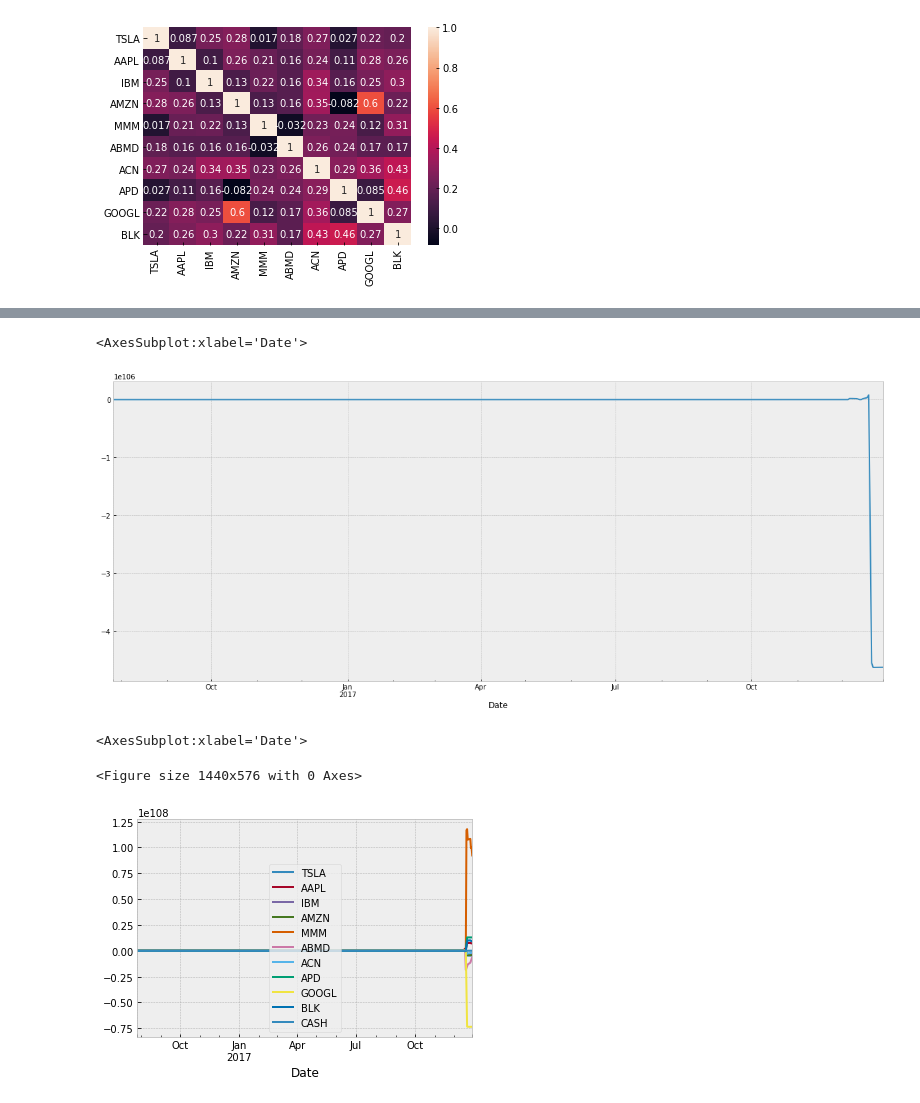
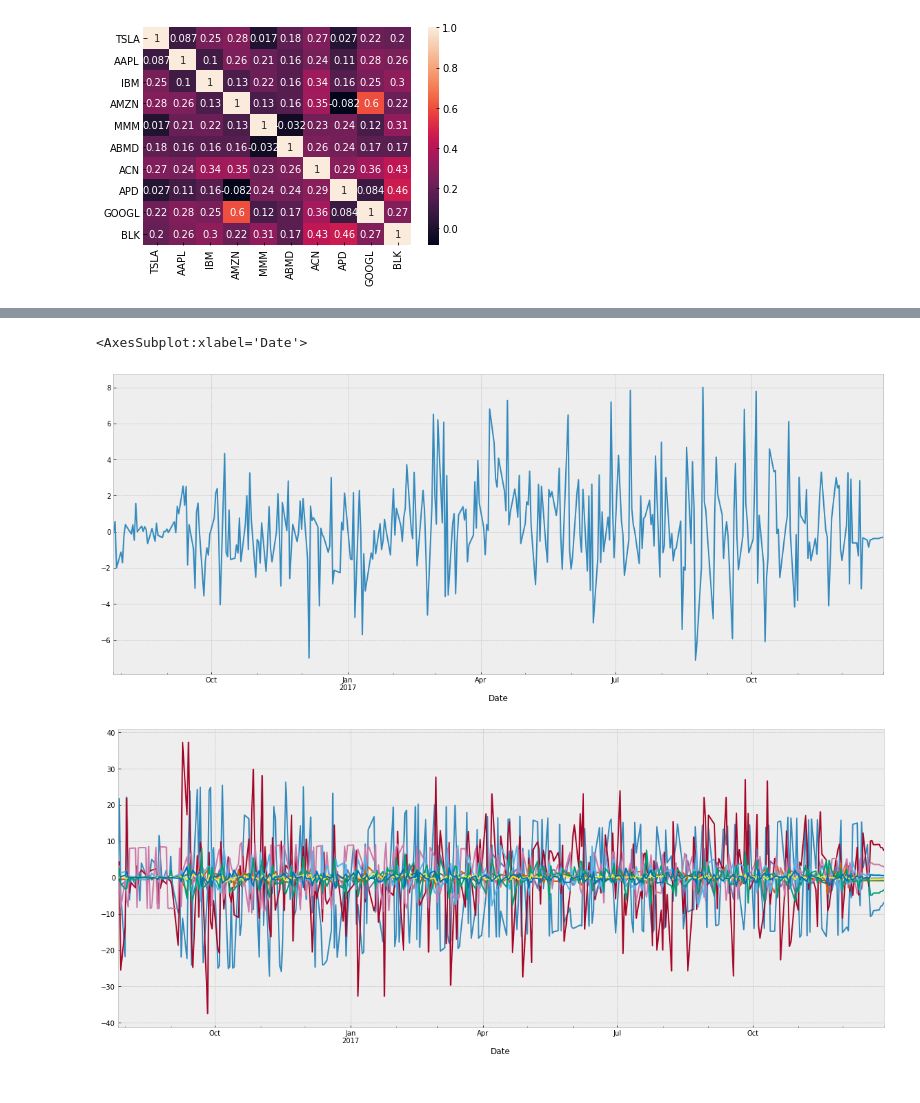
Before and after one commit to krems/cmf_case_1_week, a Jupyter notebook: blah-blah.ipynb, the cells around one changed output, grey strips where cells are left out. Cells and saved outputs as stored; diff of their text form; code cells hidden in the pictures.

```diff
--- a/blah-blah.ipynb
+++ b/blah-blah.ipynb
@@ -388,12 +390,12 @@ def trade(alphas, positions, prices, i):
         print(positions)
         print('=======================================================')
         print(prices)
-    pv = cash
+    pv_ = cash
     for ticker in tickers:
-        pv = pv + positions.iloc[0][ticker] * prices[ticker]
-    expected_positions = alphas.iloc[0] * pv
-    max_pos = pv * MAX_POSITION_PER_EQUITY
-    max_trade = pv * MAX_POSITION_PER_EQUITY_PER_TRADE
+        pv_ = pv_ + positions.iloc[0][ticker] * prices[ticker]
+    expected_positions = alphas.iloc[0] * pv_
+    max_pos = pv_ * MAX_POSITION_PER_EQUITY
+    max_trade = pv_ * MAX_POSITION_PER_EQUITY_PER_TRADE
     for ticker in tickers:
         expected_positions[ticker] = min(expected_positions[ticker], max_pos)
     for ticker in tickers:
@@ -403,4 +405,4 @@ def trade(alphas, positions, prices, i):
         cash = cash - amount_to_buy - abs(amount_to_buy) * FEE
         new_positions[ticker] = positions.iloc[0][ticker] + amount_to_buy / prices[ticker]
     new_positions['CASH'] = cash
-    return pv, new_positions
+    return pv_, new_positions
@@ -413,20 +425,23 @@ positions = pd.DataFrame(init_positions, index=[0])
 # %%
 %%time
+init_positions = {}
+for ticker in tickers:
+    init_positions[ticker] = 0
+init_positions['CASH'] = INITIAL_CASH
+positions = pd.DataFrame(init_positions, index=[0])
+
 pv_series = [INITIAL_CASH]
 last_refit_date = GARCH_LAG * 2 + 1
-alphas_s = pd.DataFrame()
-flag = True
 while last_refit_date < len(rp_df):
     nmkt_retsf_df, means_df, vars_df = get_filtered_data(nmkt_rets_df[: last_refit_date])#fixme check
     corr_matrix = nmkt_retsf_df.corr(min_periods=CORRELATION_MATRIX_LAG)
     for offset in range(0, GARCH_REFIT_DELAY_DAYS):
         today = min(last_refit_date + offset + 1, len(nmkt_rets_df) - 1)
         alphas = calc_alphas(nmkt_rets_df.iloc[today], corr_matrix, means_df.iloc[offset], vars_df.iloc[offset])
-        normalized_alphas = (alphas / alphas.to_numpy().sum())
-        if flag:
-            print(normalized_alphas)
-            flag = False
-        pv, new_positions = trade(normalized_alphas, positions.tail(1), nmkt_rets_df.iloc[today], today)
+        alphas_array = alphas.to_numpy()
+        alpha_norma = max(max(alphas_array[0]), -min(alphas_array[0]))
+        normalized_alphas = (alphas / alpha_norma / 100 * MAX_POSITION_PER_EQUITY)
+        pv, new_positions = trade(normalized_alphas, positions.tail(1), rp_df.iloc[today], today)
         pv_series.append(pv)
         positions = positions.append(new_positions, ignore_index=True)
     last_refit_date = last_refit_date + GARCH_REFIT_DELAY_DAYS
@@ -467,14 +470,13 @@ positions
 # %%
 positions.index = spy_p.index[-len(positions):]
 plt.figure(figsize=(20, 8))
-positions['TSLA'].plot()
+positions['IBM'].plot()
 # %% [output]
 <AxesSubplot:xlabel='Date'>
-[figure, old version]
+[figure, new version]
 # %%
 plt.figure(figsize=(20, 8))
-positions.plot()
+for ticker in tickers:
+    positions[ticker].plot()
 # %% [output]
-<AxesSubplot:xlabel='Date'>
-<Figure size 1440x576 with 0 Axes>
-[figure, old version]
+[figure, new version]
```
Also changed, not shown: parts of 18 cells of this notebook, 1 other file.
